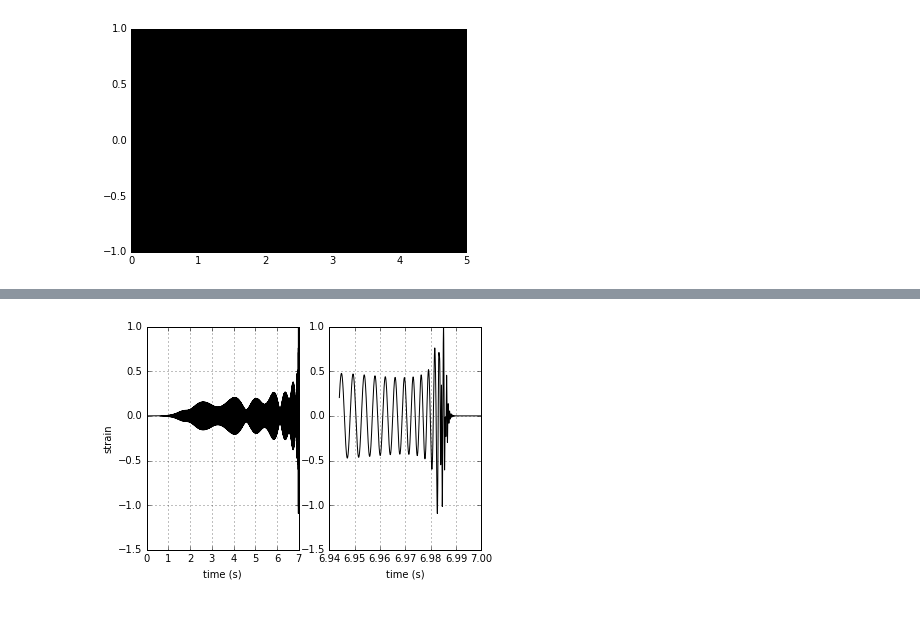
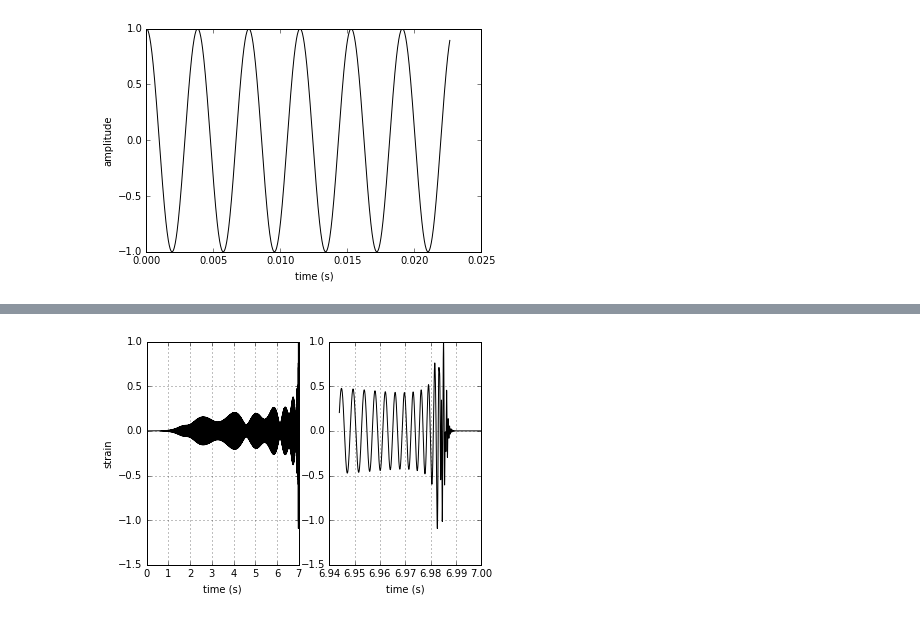
Before and after one commit to cpankow/lacc_da_tutorials, a Jupyter notebook: GW150914_sounds.ipynb, the cells around one changed output, grey strips where cells are left out. Cells and saved outputs as stored; diff of their text form; code cells hidden in the pictures.

Commit message:
GW150914_sounds.ipynb: fix sine wave plot

```diff
--- a/GW150914_sounds.ipynb
+++ b/GW150914_sounds.ipynb
@@ -42,26 +42,25 @@ fi
 # %%
 # pure tone
 freq = 261.6 # Hz (Middle C)
 #freq = 1400 # Hz ISCO
-duration = 5 # s (FIXME: times bytes?)
+duration = 5 # s
 sampling_rate = 44100 # audio is typically encoded at 44.1 kHz
 t = numpy.linspace(0, duration, sampling_rate * duration)
 t = t.astype(numpy.float32)
-data = numpy.cos(2 * numpy.pi * t * freq) # FIXME: What's with the factor of two?
+data = numpy.cos(2 * numpy.pi * t * freq)
 
-plt.plot(t, data, "k-")
-
-# Convert to 4 byte unsigned integer for encoding
-#data.dtype = numpy.uint32
+plt.plot(t[:1000], data[:1000], "k-")
+plt.xlabel("time (s)")
+plt.ylabel("amplitude")
 
 wout = wave.open("pure_tone.wav", "w")
 wout.setnchannels(1) # mono
 wout.setsampwidth(4) # 32 bit audio
 wout.setframerate(sampling_rate)
 wout.writeframes(data.data)
 wout.close()
 # %% [output]
-[figure, old version]
+[figure, new version]
 # %%
 %%html
 <iframe src="https://commons.wikimedia.org/wiki/File%3AAudio_Frequency_tone%2C_Middle_C%2C_C4%2C_261.63hz.ogg?embedplayer=yes" width="120" height="120" frameborder="0" ></iframe>
```
Also changed, not shown: parts of 5 cells of this notebook.
